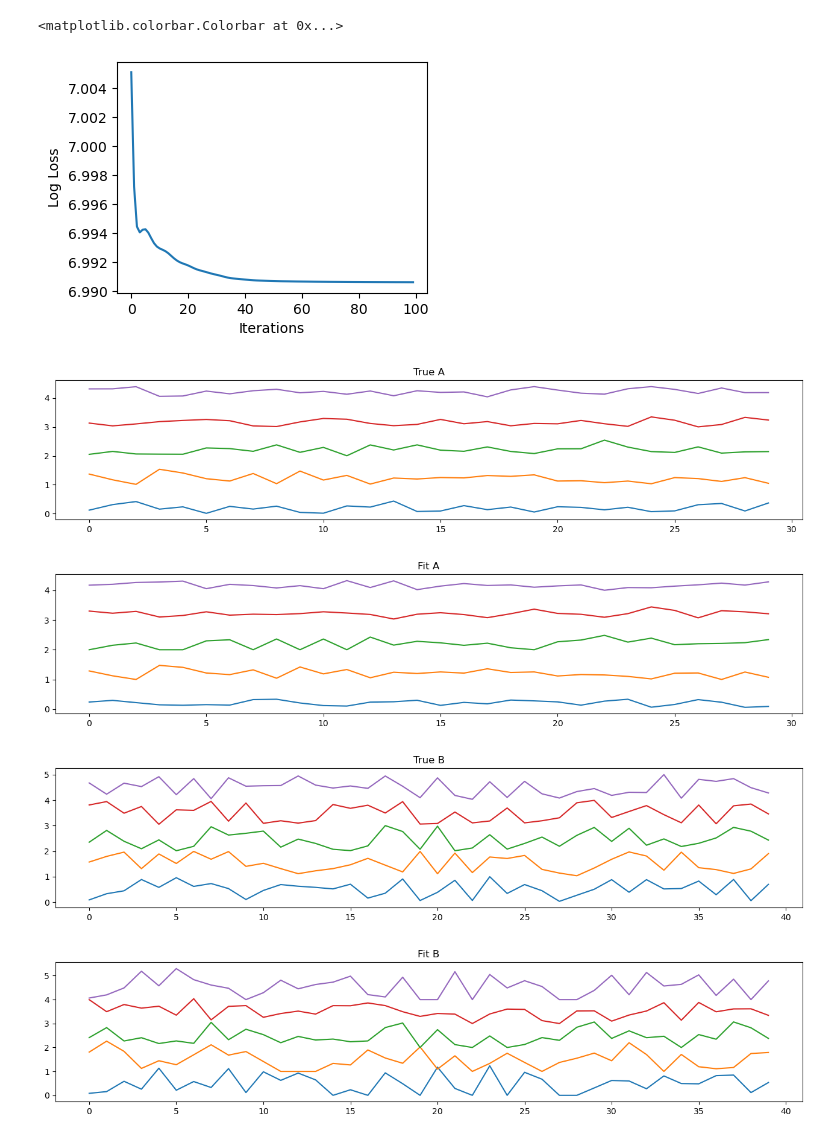
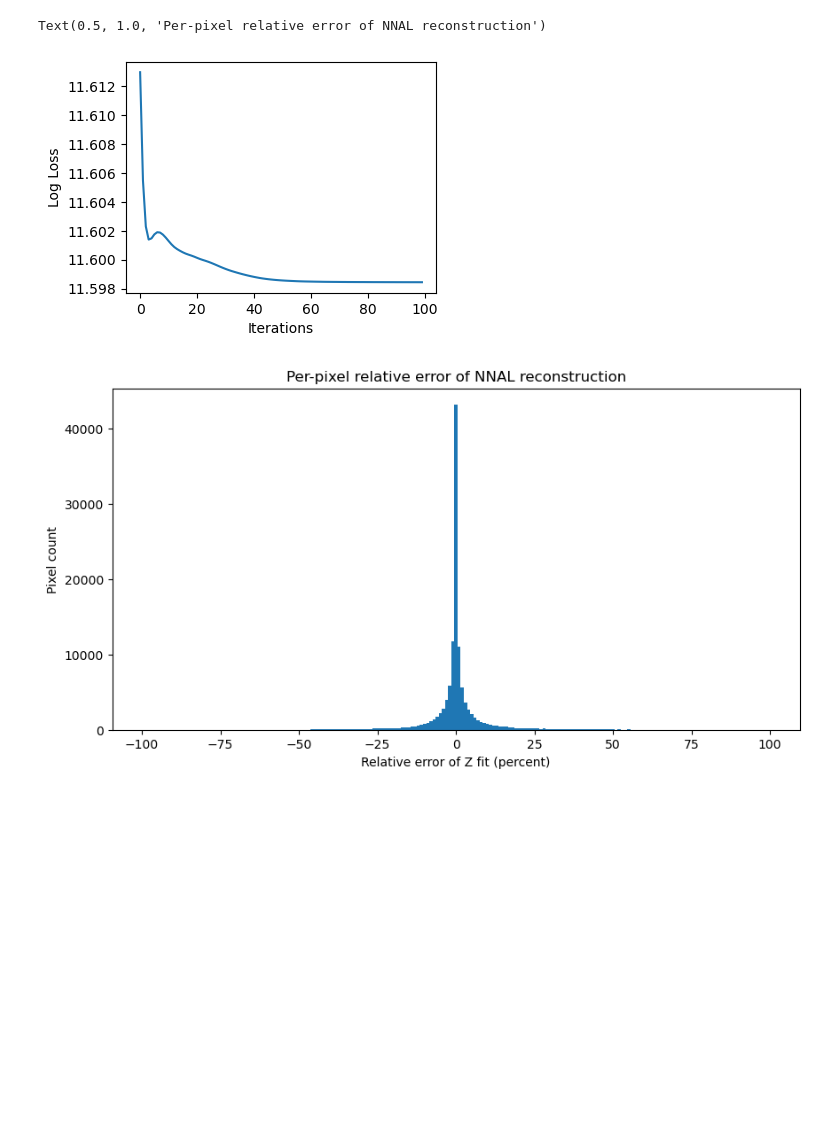
Before and after one commit to cabouman/neu_imaging, a Jupyter notebook: neu_imaging/nnal.ipynb, the cells around one changed output. Drawn from its saved outputs; the diff is of its cells as text; code cells hidden in the pictures; blank space fills up the shorter version.

Commit message:
Investigate residual error distribution

```diff
--- a/neu_imaging/nnal.ipynb
+++ b/neu_imaging/nnal.ipynb
@@ -1,12 +1,13 @@
 # %%
+import numpy as np
 import torch
 import torch.nn as nn
 
 # Simulation parameters
-I_0 = 10000000.0  # Assume uniform blank scan
-n_dimensions = torch.tensor(30)
-m_dimensions = torch.tensor(40)
-k_dimensions = torch.tensor(5)
+I_0 = 1e5  # Assume uniform blank scan
+n_dimensions = 300
+m_dimensions = 400
+k_dimensions = 5
 
 # Generate nonnegative matrices
 data_A = torch.rand((n_dimensions, k_dimensions))
@@ -99,50 +100,53 @@ class NonnegativeAttenuationLoss(nn.Module):
 # Optimization function
 # TODO Use dataloader (returns rows of Z) to fit subset of pixels
 def train_model(model, data, n_iterations=100, lr=0.1):
     # We initialize an optimizer for the model parameters
     optimizer = torch.optim.Adam(model.parameters(), lr=lr)
 
     # We take n_iterations steps of gradient descent
     losses = []
     for _ in range(n_iterations):
         optimizer.zero_grad()
         loss = model(data)
         loss.backward()
         optimizer.step()
         losses.append(torch.log(loss).detach())
 
     plt.figure(figsize=(4, 3))
     plt.plot(losses)
     plt.xlabel("Iterations")
     plt.ylabel("Log Loss")
 
-    return losses[-1]
-
 # Initialize the model
 model_nnal = NonnegativeAttenuationLoss((n_dimensions, k_dimensions, m_dimensions))
 
 # Fit the model
-fit_loss = train_model(model_nnal, data_I, n_iterations=100, lr=0.1)
+train_model(model_nnal, data_I, n_iterations=100, lr=0.1)
 
 # Visualize the matrices learned by the model
 A_nnal = model_nnal.A.detach()
 B_nnal = model_nnal.B.detach()
-fig, ax = plt.subplots(figsize=(16, 3))
-plot_matrix_rows(ax, data_A.T, "True A")
-fig, ax = plt.subplots(figsize=(16, 3))
-plot_matrix_rows(ax, A_nnal.T, "Fit A")
-fig, ax = plt.subplots(figsize=(16, 3))
-plot_matrix_rows(ax, data_B, "True B")
-fig, ax = plt.subplots(figsize=(16, 3))
-plot_matrix_rows(ax, B_nnal, "Fit B")
+Z_res = 100 * (A_nnal @ B_nnal - data_Z) / data_Z
 
-fig, ax = plt.subplots(figsize=(9, 5))
-im = plot_matrix(ax, 100 * (A_nnal @ B_nnal - data_Z) / data_Z, "Fit Z Residual")
-plt.colorbar(im, ax=ax, shrink=0.95)
+# fig, ax = plt.subplots(figsize=(16, 3))
+# plot_matrix_rows(ax, data_A.T, "True A")
+# fig, ax = plt.subplots(figsize=(16, 3))
+# plot_matrix_rows(ax, A_nnal.T, "Fit A")
+# fig, ax = plt.subplots(figsize=(16, 3))
+# plot_matrix_rows(ax, data_B, "True B")
+# fig, ax = plt.subplots(figsize=(16, 3))
+# plot_matrix_rows(ax, B_nnal, "Fit B")
+# fig, ax = plt.subplots(figsize=(9, 5))
+# im = plot_matrix(ax, Z_res, "Fit Z Residual", vmin=-1, vmax=1)
+# plt.colorbar(im, ax=ax, shrink=0.95)
+
+plt.figure(figsize=(10,5))
+plt.hist(Z_res.flatten(), bins=np.arange(-100, 100) + 0.5)
+# plt.yscale("log")
+plt.xlabel("Relative error of Z fit (percent)")
+plt.ylabel("Pixel count")
+plt.title("Per-pixel relative error of NNAL reconstruction")
 # %% [output]
-<matplotlib.colorbar.Colorbar at 0x...>
+Text(0.5, 1.0, 'Per-pixel relative error of NNAL reconstruction')
-[figure, old version]
+[figure, new version]
-[figure, old version]
+[figure, new version]
-[figure, removed]
-[figure, removed]
-[figure, removed]
```
Also changed, not shown: parts of 2 cells of this notebook.
